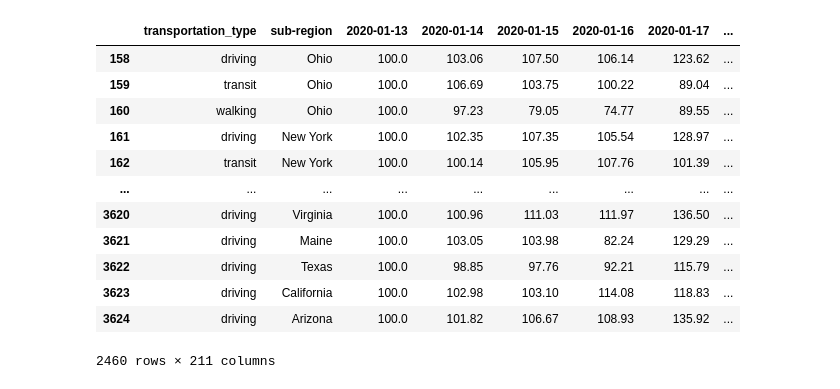
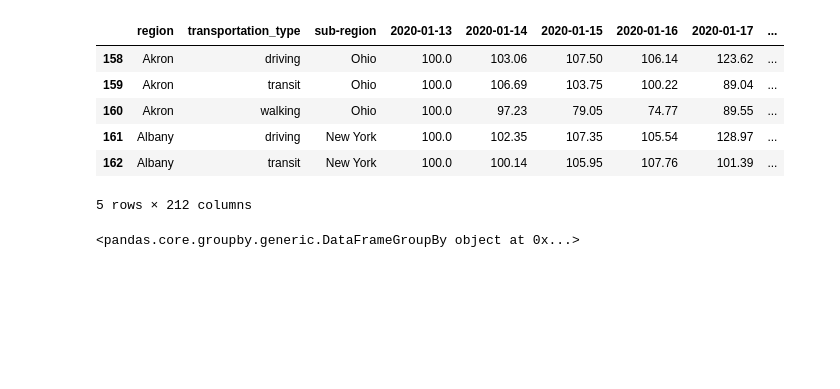
Before and after one commit to LisaHarrison08/Project_G4, a Jupyter notebook: Mobility.ipynb, the cells around one changed output. Cells and saved outputs as stored; diff of their text form; code cells hidden in the pictures; blank space fills up the shorter version.

```diff
--- a/Mobility.ipynb
+++ b/Mobility.ipynb
@@ -60,17 +40,12 @@ usa_apple_mob_df
 # %%
-clean_usa_apple_df = usa_apple_mob_df.drop(['geo_type','region','alternative_name','country'], axis = 1)
-clean_usa_apple_df
+# Remove unneccesary columns
+clean_usa_apple_df = usa_apple_mob_df.drop(['geo_type','alternative_name','country'], axis = 1)
+clean_usa_apple_df.head()
 # %% [output]
-|  | transportation_type | sub-region | 2020-01-13 | 2020-01-14 | 2020-01-15 | 2020-01-16 | 2020-01-17 | ... |
-| 158 | driving | Ohio | 100.0 | 103.06 | 107.50 | 106.14 | 123.62 | ... |
-| 159 | transit | Ohio | 100.0 | 106.69 | 103.75 | 100.22 | 89.04 | ... |
-| 160 | walking | Ohio | 100.0 | 97.23 | 79.05 | 74.77 | 89.55 | ... |
-| 161 | driving | New York | 100.0 | 102.35 | 107.35 | 105.54 | 128.97 | ... |
-| 162 | transit | New York | 100.0 | 100.14 | 105.95 | 107.76 | 101.39 | ... |
-| ... | ... | ... | ... | ... | ... | ... | ... | ... |
-| 3620 | driving | Virginia | 100.0 | 100.96 | 111.03 | 111.97 | 136.50 | ... |
-| 3621 | driving | Maine | 100.0 | 103.05 | 103.98 | 82.24 | 129.29 | ... |
-| 3622 | driving | Texas | 100.0 | 98.85 | 97.76 | 92.21 | 115.79 | ... |
-| 3623 | driving | California | 100.0 | 102.98 | 103.10 | 114.08 | 118.83 | ... |
-| 3624 | driving | Arizona | 100.0 | 101.82 | 106.67 | 108.93 | 135.92 | ... |
+|  | region | transportation_type | sub-region | 2020-01-13 | 2020-01-14 | 2020-01-15 | 2020-01-16 | 2020-01-17 | ... |
+| 158 | Akron | driving | Ohio | 100.0 | 103.06 | 107.50 | 106.14 | 123.62 | ... |
+| 159 | Akron | transit | Ohio | 100.0 | 106.69 | 103.75 | 100.22 | 89.04 | ... |
+| 160 | Akron | walking | Ohio | 100.0 | 97.23 | 79.05 | 74.77 | 89.55 | ... |
+| 161 | Albany | driving | New York | 100.0 | 102.35 | 107.35 | 105.54 | 128.97 | ... |
+| 162 | Albany | transit | New York | 100.0 | 100.14 | 105.95 | 107.76 | 101.39 | ... |
-2460 rows × 211 columns
+5 rows × 212 columns
@@ -80,2 +52,9 @@ grouped_df = clean_usa_apple_df.groupby(['sub-region','transportation_type'])
+# %%
+# It is also possible to group a DataFrame by multiple columns
+# However this returns an object with multiple indexes,which can be harder to deal with
+grouped_df = clean_usa_apple_df.groupby(['sub-region','transportation_type'])
+grouped_df
+# %% [output]
+<pandas.core.groupby.generic.DataFrameGroupBy object at 0x...>
 # %%
 new_grouped_df = pd.DataFrame(grouped_df.mean())
```
Also changed, not shown: parts of 22 cells of this notebook, 3 other files.
